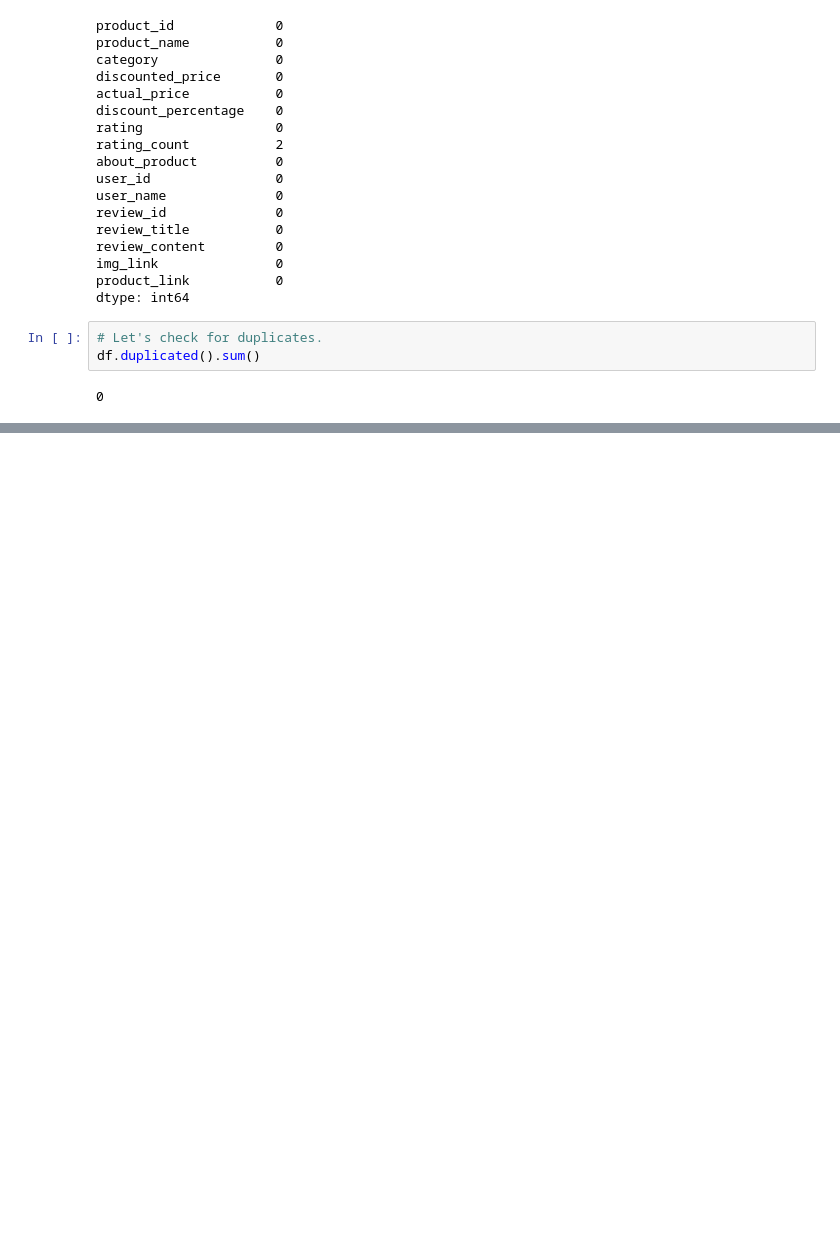
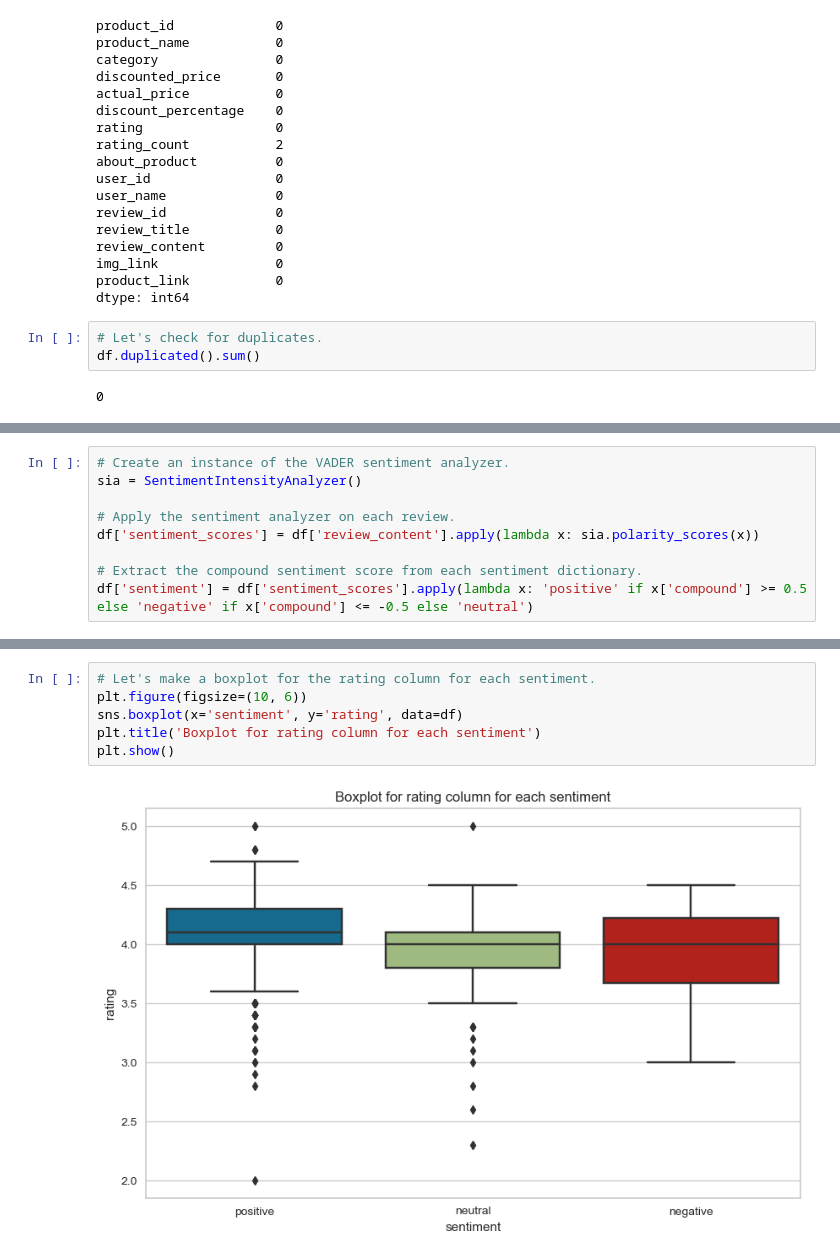
Before and after one commit to ChFontana/Projects, a Jupyter notebook: Sales Sentiment Analysis/notebooks/review_sentiment_analysis.ipynb, the cells around one changed output, grey strips where cells are left out. Cells and saved outputs as stored; diff of their text form; blank space fills up the shorter version.

```diff
--- a/Sales Sentiment Analysis/notebooks/review_sentiment_analysis.ipynb
+++ b/Sales Sentiment Analysis/notebooks/review_sentiment_analysis.ipynb
@@ -221,0 +217,9 @@ df.duplicated().sum()
+# %%
+# Create an instance of the VADER sentiment analyzer.
+sia = SentimentIntensityAnalyzer()
+
+# Apply the sentiment analyzer on each review.
+df['sentiment_scores'] = df['review_content'].apply(lambda x: sia.polarity_scores(x))
+
+# Extract the compound sentiment score from each sentiment dictionary.
+df['sentiment'] = df['sentiment_scores'].apply(lambda x: 'positive' if x['compound'] >= 0.5 else 'negative' if x['compound'] <= -0.5 else 'neutral')
@@ -221,0 +235,8 @@ df.duplicated().sum()
+# %%
+# Let's make a boxplot for the rating column for each sentiment.
+plt.figure(figsize=(10, 6))
+sns.boxplot(x='sentiment', y='rating', data=df)
+plt.title('Boxplot for rating column for each sentiment')
+plt.show()
+# %% [output]
+[figure, added]
```
Also changed, not shown: parts of 11 cells of this notebook.
